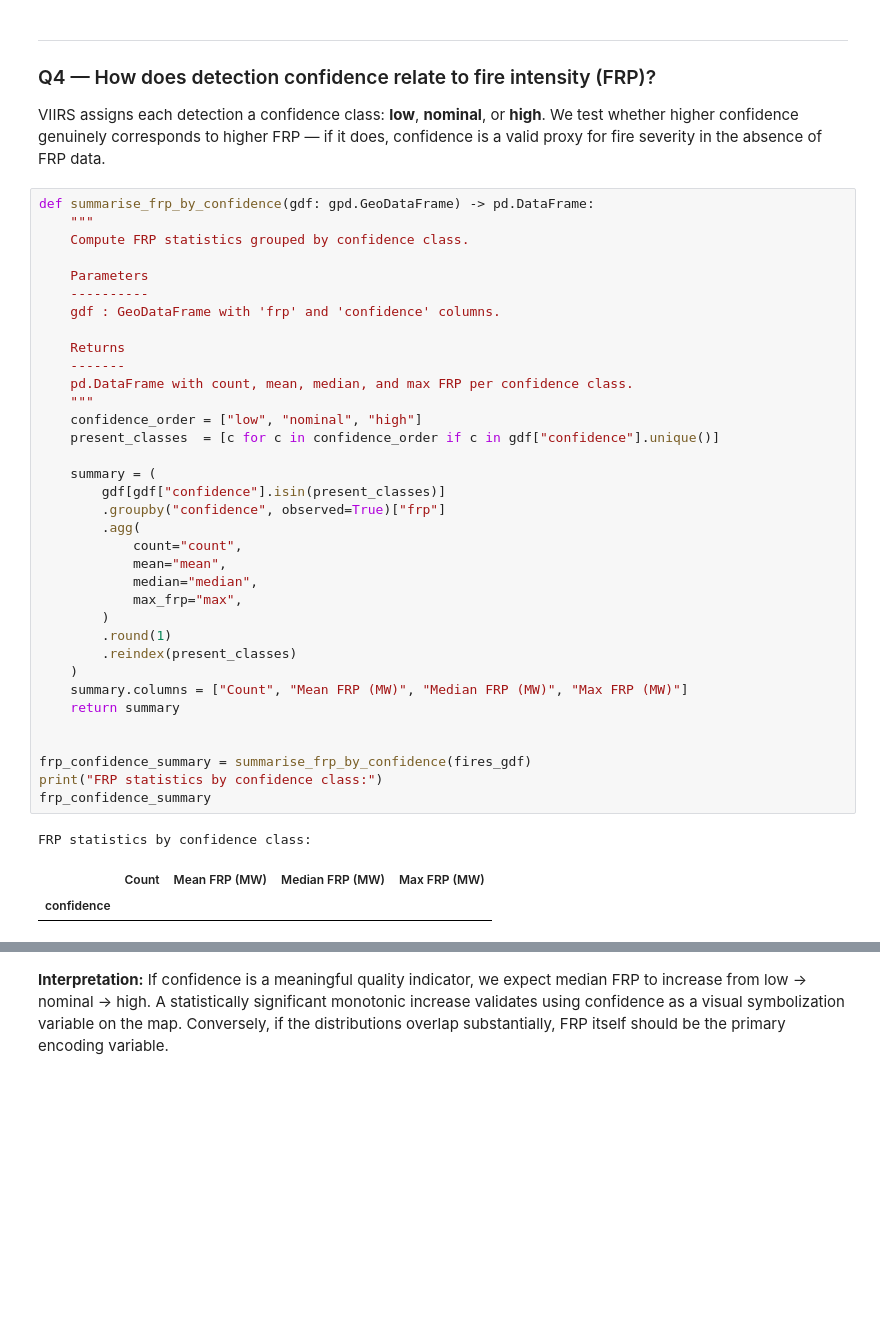
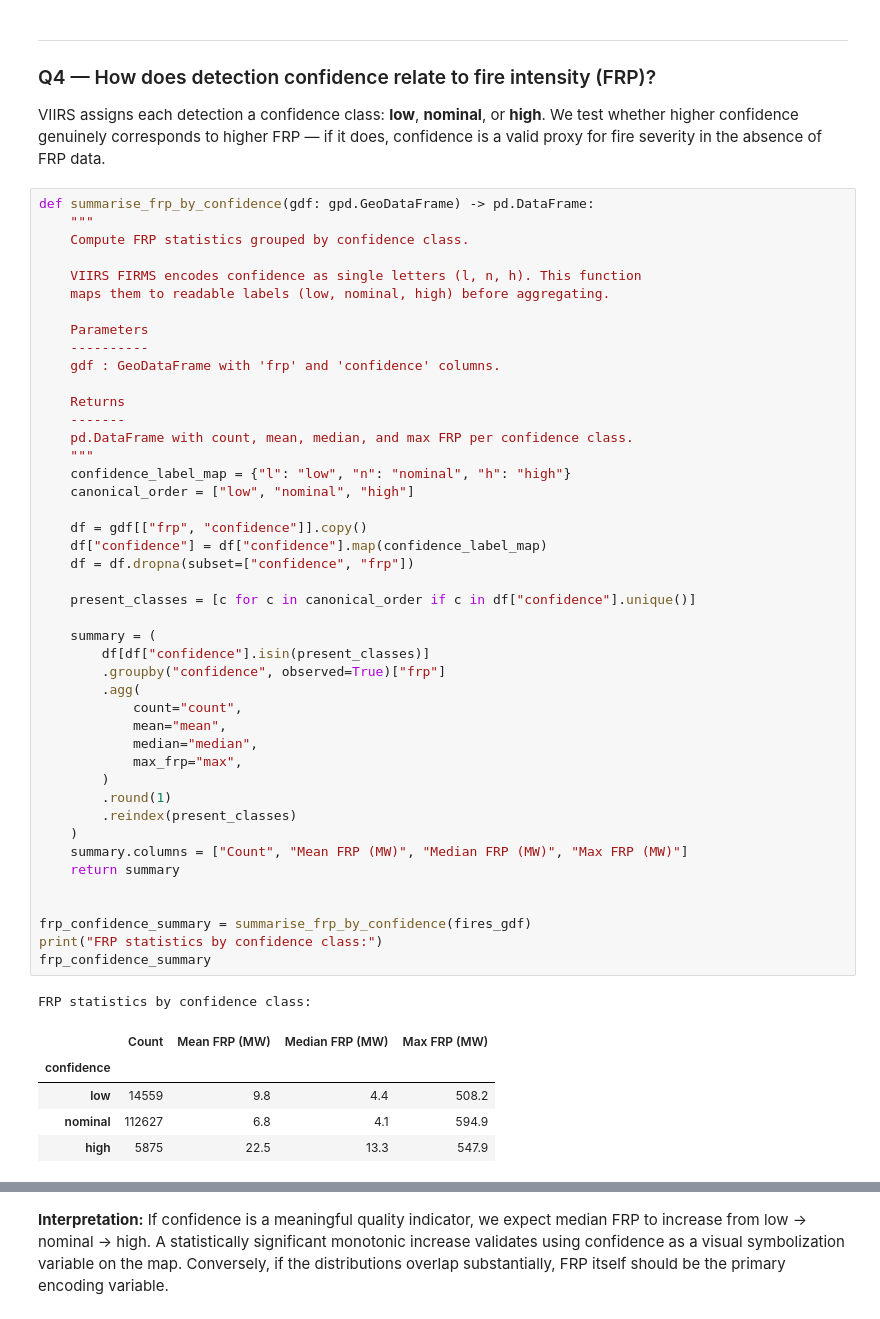
Before and after one commit to leudavid99-ops/sds210-wildfire-mapping-project, a Jupyter notebook: notebooks/exploratory_analysis.ipynb, the cells around one changed output, grey strips where cells are left out. Drawn from its saved outputs; the diff is of its cells as text; blank space fills up the shorter version.

```diff
--- a/notebooks/exploratory_analysis.ipynb
+++ b/notebooks/exploratory_analysis.ipynb
@@ -400,40 +400,52 @@ VIIRS assigns each detection a confidence class: **low**, **nominal**, or **high
 def summarise_frp_by_confidence(gdf: gpd.GeoDataFrame) -> pd.DataFrame:
     """
     Compute FRP statistics grouped by confidence class.
+
+    VIIRS FIRMS encodes confidence as single letters (l, n, h). This function
+    maps them to readable labels (low, nominal, high) before aggregating.
 
     Parameters
     ----------
     gdf : GeoDataFrame with 'frp' and 'confidence' columns.
 
     Returns
     -------
     pd.DataFrame with count, mean, median, and max FRP per confidence class.
     """
-    confidence_order = ["low", "nominal", "high"]
-    present_classes  = [c for c in confidence_order if c in gdf["confidence"].unique()]
+    confidence_label_map = {"l": "low", "n": "nominal", "h": "high"}
+    canonical_order = ["low", "nominal", "high"]
+
+    df = gdf[["frp", "confidence"]].copy()
+    df["confidence"] = df["confidence"].map(confidence_label_map)
+    df = df.dropna(subset=["confidence", "frp"])
+
+    present_classes = [c for c in canonical_order if c in df["confidence"].unique()]
 
     summary = (
-        gdf[gdf["confidence"].isin(present_classes)]
+        df[df["confidence"].isin(present_classes)]
         .groupby("confidence", observed=True)["frp"]
         .agg(
             count="count",
             mean="mean",
             median="median",
             max_frp="max",
         )
         .round(1)
         .reindex(present_classes)
     )
     summary.columns = ["Count", "Mean FRP (MW)", "Median FRP (MW)", "Max FRP (MW)"]
     return summary
 
 
 frp_confidence_summary = summarise_frp_by_confidence(fires_gdf)
 print("FRP statistics by confidence class:")
 frp_confidence_summary
 # %% [output]
 FRP statistics by confidence class:
 |  | Count | Mean FRP (MW) | Median FRP (MW) | Max FRP (MW) |
 | confidence |  |  |  |  |
+| low | 14559 | 9.8 | 4.4 | 508.2 |
+| nominal | 112627 | 6.8 | 4.1 | 594.9 |
+| high | 5875 | 22.5 | 13.3 | 547.9 |
 # %%
 # ── Q4 visualisation: violin plot (FRP by confidence) ────────────────────────
```
Also changed, not shown: parts of 1 cell of this notebook, 4 other files.
